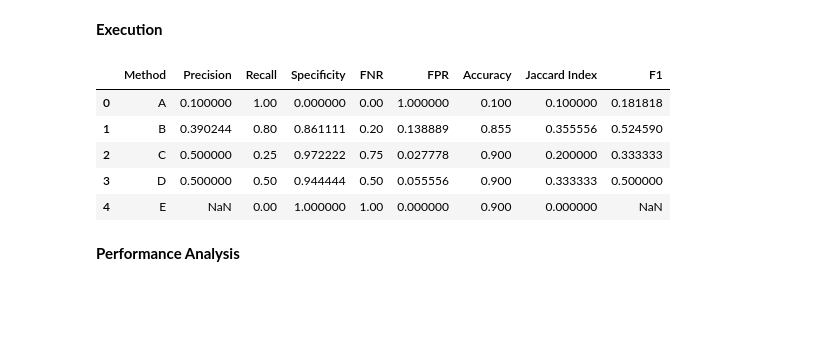
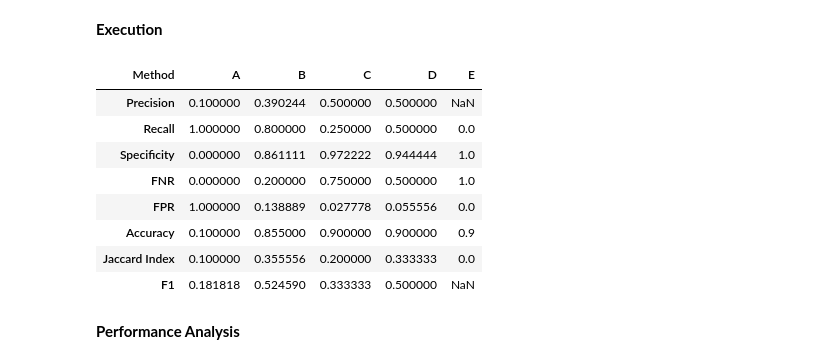
Before and after one commit to MarioPasc/complearn_projects, a Jupyter notebook: Classification/TaskA/code/taskA_classification.ipynb, the cells around one changed output. Cells and saved outputs as stored; diff of their text form; code cells hidden in the pictures; blank space fills up the shorter version.

```diff
--- a/Classification/TaskA/code/taskA_classification.ipynb
+++ b/Classification/TaskA/code/taskA_classification.ipynb
@@ -507,11 +584,6 @@ class Metrics:
         Returns:
         -------------
         float: False Negative Rate score, or NaN if division by zero occurs.
-
-        References:
-        -------------
-        J. Davis and M. Goadrich, "The relationship between Precision-Recall and ROC curves,"
-        Proceedings of the 23rd International Conference on Machine Learning, 2006.
         """
         try:
             return fn / (tp + fn) if (tp + fn) > 0 else np.nan
@@ -535,10 +607,6 @@ class Metrics:
         Returns:
         -------------
         float: False Positive Rate score, or NaN if division by zero occurs.
-
-        References:
-        -------------
-        Fawcett, T., "An introduction to ROC analysis," Pattern Recognition Letters, 2006.
         """
         try:
             return fp / (fp + tn) if (fp + tn) > 0 else np.nan
@@ -564,11 +632,6 @@ class Metrics:
         Returns:
         -------------
         float: Accuracy score, or NaN if division by zero occurs.
-
-        References:
-        -------------
-        B. D. Frendl, "A systematic approach to classification performance evaluation,"
-        Pattern Recognition Letters, 2007.
         """
         try:
             return (tp + tn) / (tp + tn + fp + fn) if (tp + tn + fp + fn) > 0 else np.nan
@@ -593,10 +656,6 @@ class Metrics:
         Returns:
         -------------
         float: Jaccard Index score, or NaN if division by zero occurs.
-
-        References:
-        -------------
-        P. Jaccard, "The distribution of the flora in the alpine zone. New Phytologist," 1912.
         """
         try:
             return tp / (tp + fn + fp) if (tp + fn + fp) > 0 else np.nan
@@ -620,10 +679,6 @@ class Metrics:
         Returns:
         -------------
         float: F-measure score, or NaN if division by zero occurs.
-
-        References:
-        -------------
-        Van Rijsbergen, C. J., "Information Retrieval," Butterworth-Heinemann, 1979.
         """
         try:
             return (2 * precision * recall) / (precision + recall) if (precision + recall) > 0 else np.nan
@@ -682,15 +737,19 @@ class Metrics:
 # %%
 # Create an instance of the Metrics class
 metrics = Metrics(results_df=results_df, method_col="Method")
 performance = metrics.performance_analysis()
-performance
+performance_per_row = performance.set_index("Method").transpose()
+performance_per_row
 # %% [output]
-|  | Method | Precision | Recall | Specificity | FNR | FPR | Accuracy | Jaccard Index | F1 |
-| 0 | A | 0.100000 | 1.00 | 0.000000 | 0.00 | 1.000000 | 0.100 | 0.100000 | 0.181818 |
-| 1 | B | 0.390244 | 0.80 | 0.861111 | 0.20 | 0.138889 | 0.855 | 0.355556 | 0.524590 |
-| 2 | C | 0.500000 | 0.25 | 0.972222 | 0.75 | 0.027778 | 0.900 | 0.200000 | 0.333333 |
-| 3 | D | 0.500000 | 0.50 | 0.944444 | 0.50 | 0.055556 | 0.900 | 0.333333 | 0.500000 |
-| 4 | E | NaN | 0.00 | 1.000000 | 1.00 | 0.000000 | 0.900 | 0.000000 | NaN |
+| Method | A | B | C | D | E |
+| Precision | 0.100000 | 0.390244 | 0.500000 | 0.500000 | NaN |
+| Recall | 1.000000 | 0.800000 | 0.250000 | 0.500000 | 0.0 |
+| Specificity | 0.000000 | 0.861111 | 0.972222 | 0.944444 | 1.0 |
+| FNR | 0.000000 | 0.200000 | 0.750000 | 0.500000 | 1.0 |
+| FPR | 1.000000 | 0.138889 | 0.027778 | 0.055556 | 0.0 |
+| Accuracy | 0.100000 | 0.855000 | 0.900000 | 0.900000 | 0.9 |
+| Jaccard Index | 0.100000 | 0.355556 | 0.200000 | 0.333333 | 0.0 |
+| F1 | 0.181818 | 0.524590 | 0.333333 | 0.500000 | NaN |
 # %% [markdown]
 **Performance Analysis**
 # %%
```
Also changed, not shown: parts of 8 cells of this notebook, 10 other files.
